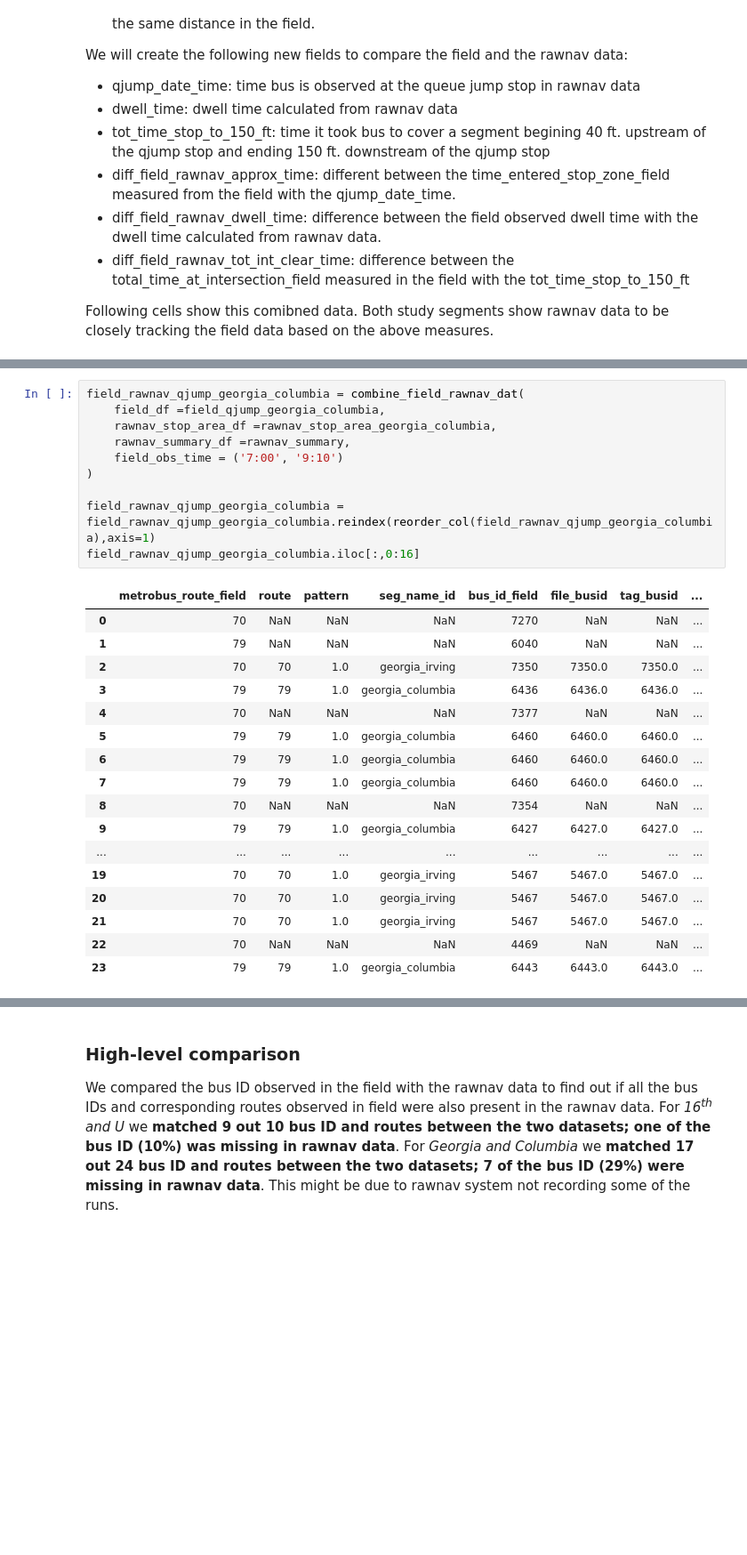
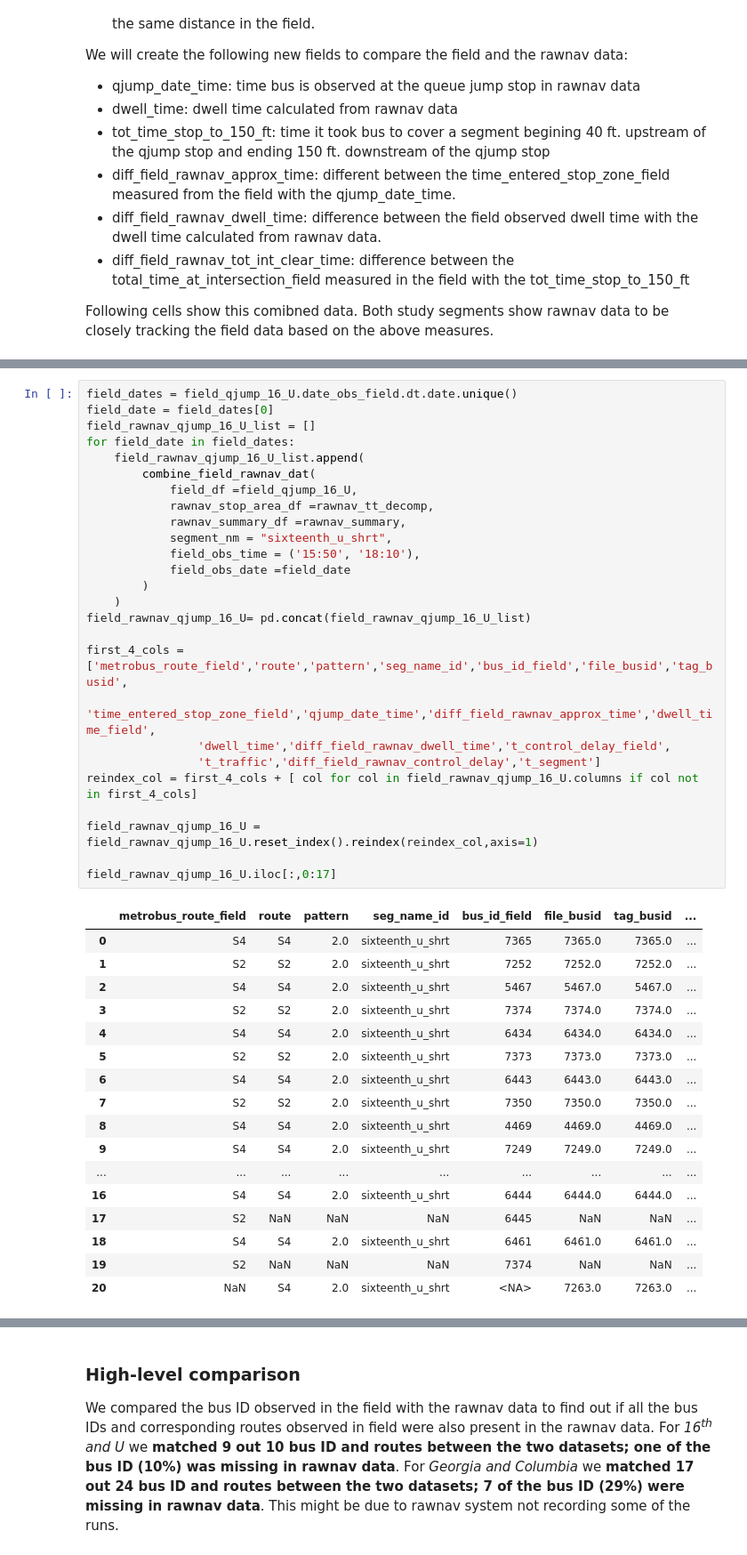
Before and after one commit to wmata-plan/WMATA_AVL, a Jupyter notebook: analysis/exploratory/03_Compare_rawnav_to_field_data.ipynb, the cells around one changed output, grey strips where cells are left out. Shown at 89% size. Saved outputs shown, nothing was run; the diff lists cells and outputs as text; blank space fills up the shorter version.

```diff
--- a/analysis/exploratory/03_Compare_rawnav_to_field_data.ipynb
+++ b/analysis/exploratory/03_Compare_rawnav_to_field_data.ipynb
@@ -267,28 +222,44 @@ field_rawnav_qjump_16_U.iloc[:,0:16]
-# %%
-field_rawnav_qjump_georgia_columbia = combine_field_rawnav_dat(
-    field_df =field_qjump_georgia_columbia,
-    rawnav_stop_area_df =rawnav_stop_area_georgia_columbia,
-    rawnav_summary_df =rawnav_summary,
-    field_obs_time = ('7:00', '9:10')
-)
-
-field_rawnav_qjump_georgia_columbia = field_rawnav_qjump_georgia_columbia.reindex(reorder_col(field_rawnav_qjump_georgia_columbia),axis=1)
-field_rawnav_qjump_georgia_columbia.iloc[:,0:16]
-# %% [output]
-|  | metrobus_route_field | route | pattern | seg_name_id | bus_id_field | file_busid | tag_busid | ... |
-| 0 | 70 | NaN | NaN | NaN | 7270 | NaN | NaN | ... |
-| 1 | 79 | NaN | NaN | NaN | 6040 | NaN | NaN | ... |
-| 2 | 70 | 70 | 1.0 | georgia_irving | 7350 | 7350.0 | 7350.0 | ... |
-| 3 | 79 | 79 | 1.0 | georgia_columbia | 6436 | 6436.0 | 6436.0 | ... |
-| 4 | 70 | NaN | NaN | NaN | 7377 | NaN | NaN | ... |
-| 5 | 79 | 79 | 1.0 | georgia_columbia | 6460 | 6460.0 | 6460.0 | ... |
-| 6 | 79 | 79 | 1.0 | georgia_columbia | 6460 | 6460.0 | 6460.0 | ... |
-| 7 | 79 | 79 | 1.0 | georgia_columbia | 6460 | 6460.0 | 6460.0 | ... |
-| 8 | 70 | NaN | NaN | NaN | 7354 | NaN | NaN | ... |
-| 9 | 79 | 79 | 1.0 | georgia_columbia | 6427 | 6427.0 | 6427.0 | ... |
-| ... | ... | ... | ... | ... | ... | ... | ... | ... |
-| 19 | 70 | 70 | 1.0 | georgia_irving | 5467 | 5467.0 | 5467.0 | ... |
-| 20 | 70 | 70 | 1.0 | georgia_irving | 5467 | 5467.0 | 5467.0 | ... |
-| 21 | 70 | 70 | 1.0 | georgia_irving | 5467 | 5467.0 | 5467.0 | ... |
-| 22 | 70 | NaN | NaN | NaN | 4469 | NaN | NaN | ... |
-| 23 | 79 | 79 | 1.0 | georgia_columbia | 6443 | 6443.0 | 6443.0 | ... |
+# %%
+field_dates = field_qjump_16_U.date_obs_field.dt.date.unique()
+field_date = field_dates[0]
+field_rawnav_qjump_16_U_list = []
+for field_date in field_dates:
+    field_rawnav_qjump_16_U_list.append(
+        combine_field_rawnav_dat(
+            field_df =field_qjump_16_U,
+            rawnav_stop_area_df =rawnav_tt_decomp,
+            rawnav_summary_df =rawnav_summary,
+            segment_nm = "sixteenth_u_shrt",
+            field_obs_time = ('15:50', '18:10'),
+            field_obs_date =field_date
+        )
+    )
+field_rawnav_qjump_16_U= pd.concat(field_rawnav_qjump_16_U_list)
+
+first_4_cols = ['metrobus_route_field','route','pattern','seg_name_id','bus_id_field','file_busid','tag_busid',
+                'time_entered_stop_zone_field','qjump_date_time','diff_field_rawnav_approx_time','dwell_time_field',
+                'dwell_time','diff_field_rawnav_dwell_time','t_control_delay_field',
+                't_traffic','diff_field_rawnav_control_delay','t_segment']
+reindex_col = first_4_cols + [ col for col in field_rawnav_qjump_16_U.columns if col not in first_4_cols]
+
+field_rawnav_qjump_16_U = field_rawnav_qjump_16_U.reset_index().reindex(reindex_col,axis=1)
+
+field_rawnav_qjump_16_U.iloc[:,0:17]
+# %% [output]
+|  | metrobus_route_field | route | pattern | seg_name_id | bus_id_field | file_busid | tag_busid | ... |
+| 0 | S4 | S4 | 2.0 | sixteenth_u_shrt | 7365 | 7365.0 | 7365.0 | ... |
+| 1 | S2 | S2 | 2.0 | sixteenth_u_shrt | 7252 | 7252.0 | 7252.0 | ... |
+| 2 | S4 | S4 | 2.0 | sixteenth_u_shrt | 5467 | 5467.0 | 5467.0 | ... |
+| 3 | S2 | S2 | 2.0 | sixteenth_u_shrt | 7374 | 7374.0 | 7374.0 | ... |
+| 4 | S4 | S4 | 2.0 | sixteenth_u_shrt | 6434 | 6434.0 | 6434.0 | ... |
+| 5 | S2 | S2 | 2.0 | sixteenth_u_shrt | 7373 | 7373.0 | 7373.0 | ... |
+| 6 | S4 | S4 | 2.0 | sixteenth_u_shrt | 6443 | 6443.0 | 6443.0 | ... |
+| 7 | S2 | S2 | 2.0 | sixteenth_u_shrt | 7350 | 7350.0 | 7350.0 | ... |
+| 8 | S4 | S4 | 2.0 | sixteenth_u_shrt | 4469 | 4469.0 | 4469.0 | ... |
+| 9 | S4 | S4 | 2.0 | sixteenth_u_shrt | 7249 | 7249.0 | 7249.0 | ... |
+| ... | ... | ... | ... | ... | ... | ... | ... | ... |
+| 16 | S4 | S4 | 2.0 | sixteenth_u_shrt | 6444 | 6444.0 | 6444.0 | ... |
+| 17 | S2 | NaN | NaN | NaN | 6445 | NaN | NaN | ... |
+| 18 | S4 | S4 | 2.0 | sixteenth_u_shrt | 6461 | 6461.0 | 6461.0 | ... |
+| 19 | S2 | NaN | NaN | NaN | 7374 | NaN | NaN | ... |
+| 20 | NaN | S4 | 2.0 | sixteenth_u_shrt | <NA> | 7263.0 | 7263.0 | ... |
```
Also changed, not shown: parts of 30 cells of this notebook, 4 other files.
